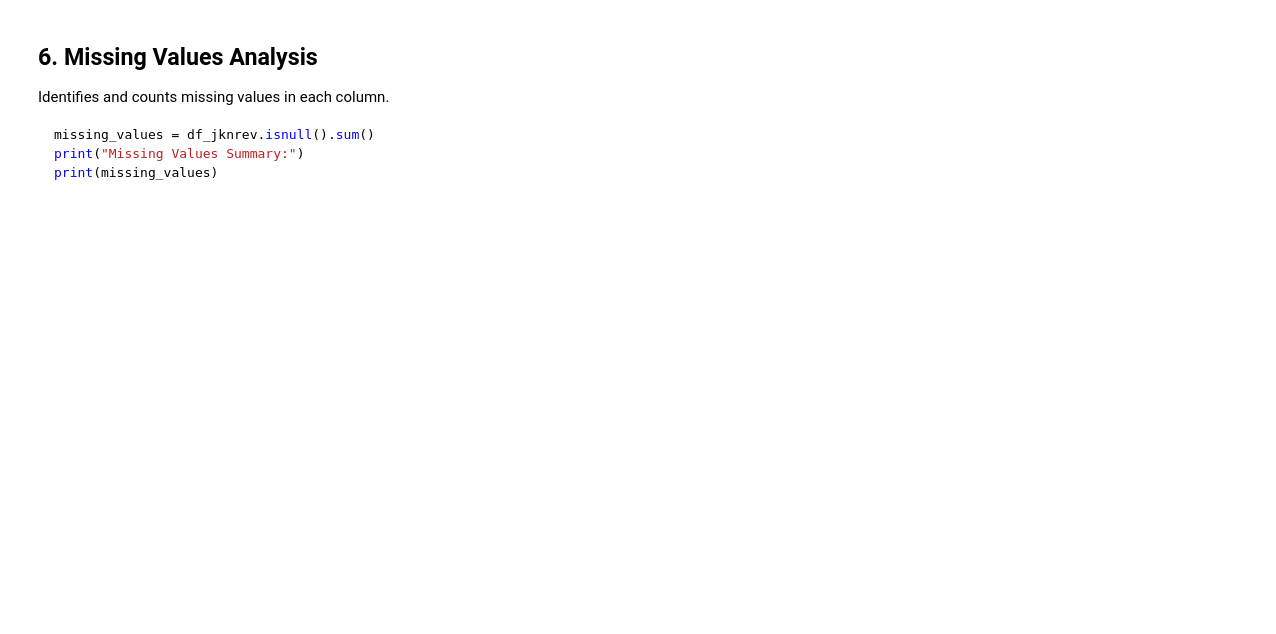
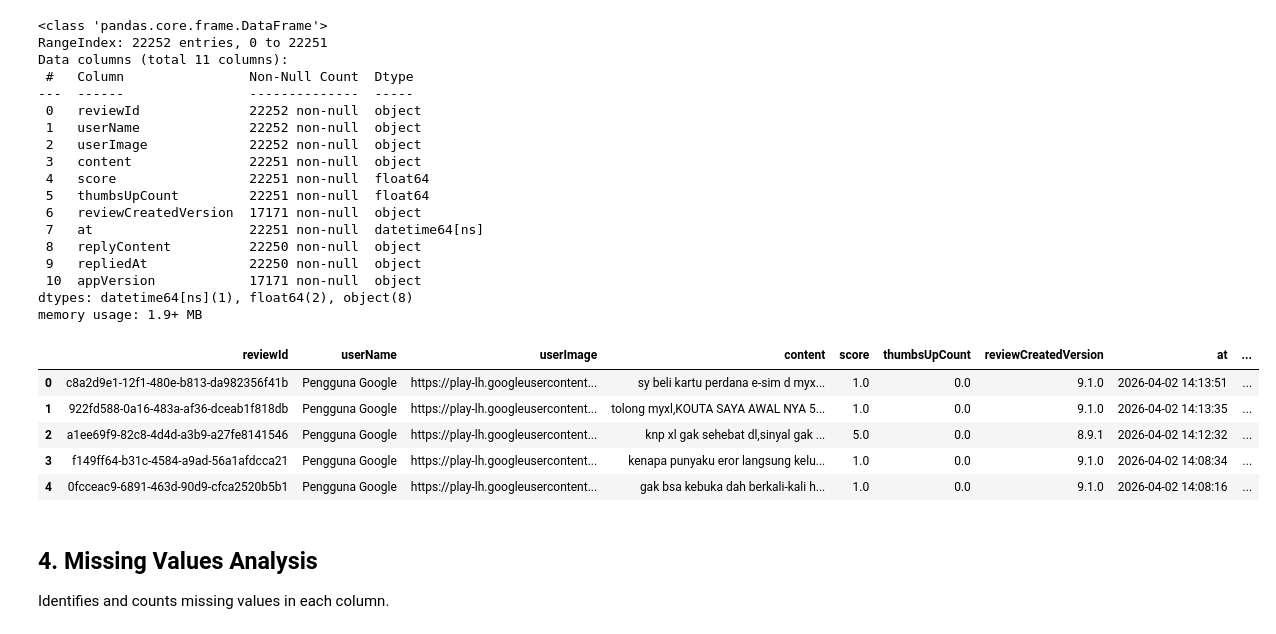
Before and after one commit to cnsalsabila/myXLSentimentAnalysis, a Jupyter notebook: Week 2-3/EDA_myXLReview.ipynb, the cells around one changed output. Saved outputs shown, nothing was run; the diff lists cells and outputs as text; code cells hidden in the pictures; blank space fills up the shorter version.

````diff
--- a/Week 2-3/EDA_myXLReview.ipynb
+++ b/Week 2-3/EDA_myXLReview.ipynb
@@ -137,15 +61,35 @@ df_jknrev.head()
 # %%
 # Convert 'at' column to datetime format
-df_jknrev['at'] = pd.to_datetime(df_jknrev['at'])
+df_myxlrev['at'] = pd.to_datetime(df_myxlrev['at'])
 
 # Display dataset info and first few rows
-df_jknrev.info()
-df_jknrev.head()
+df_myxlrev.info()
+df_myxlrev.head()
+# %% [output]
+<class 'pandas.core.frame.DataFrame'>
+RangeIndex: 22252 entries, 0 to 22251
+Data columns (total 11 columns):
+ #   Column                Non-Null Count  Dtype
+---  ------                --------------  -----
+ 0   reviewId              22252 non-null  object
+ 1   userName              22252 non-null  object
+ 2   userImage             22252 non-null  object
+ 3   content               22251 non-null  object
+ 4   score                 22251 non-null  float64
+ 5   thumbsUpCount         22251 non-null  float64
+ 6   reviewCreatedVersion  17171 non-null  object
+ 7   at                    22251 non-null  datetime64[ns]
+ 8   replyContent          22250 non-null  object
+ 9   repliedAt             22250 non-null  object
+ 10  appVersion            17171 non-null  object
+dtypes: datetime64[ns](1), float64(2), object(8)
+memory usage: 1.9+ MB
+|  | reviewId | userName | userImage | content | score | thumbsUpCount | reviewCreatedVersion | at | ... |
+| 0 | c8a2d9e1-12f1-480e-b813-da982356f41b | Pengguna Google | https://play-lh.googleusercontent... | sy beli kartu perdana e-sim d myx... | 1.0 | 0.0 | 9.1.0 | 2026-04-02 14:13:51 | ... |
+| 1 | 922fd588-0a16-483a-af36-dceab1f818db | Pengguna Google | https://play-lh.googleusercontent... | tolong myxl,KOUTA SAYA AWAL NYA 5... | 1.0 | 0.0 | 9.1.0 | 2026-04-02 14:13:35 | ... |
+| 2 | a1ee69f9-82c8-4d4d-a3b9-a27fe8141546 | Pengguna Google | https://play-lh.googleusercontent... | knp xl gak sehebat dl,sinyal gak ... | 5.0 | 0.0 | 8.9.1 | 2026-04-02 14:12:32 | ... |
+| 3 | f149ff64-b31c-4584-a9ad-56a1afdcca21 | Pengguna Google | https://play-lh.googleusercontent... | kenapa punyaku eror langsung kelu... | 1.0 | 0.0 | 9.1.0 | 2026-04-02 14:08:34 | ... |
+| 4 | 0fcceac9-6891-463d-90d9-cfca2520b5b1 | Pengguna Google | https://play-lh.googleusercontent... | gak bsa kebuka dah berkali-kali h... | 1.0 | 0.0 | 9.1.0 | 2026-04-02 14:08:16 | ... |
 # %% [markdown]
-## 6. Missing Values Analysis
+## 4. Missing Values Analysis
 Identifies and counts missing values in each column.
-```python
-missing_values = df_jknrev.isnull().sum()
-print("Missing Values Summary:")
-print(missing_values)
-```
````
Also changed, not shown: parts of 21 cells of this notebook.
